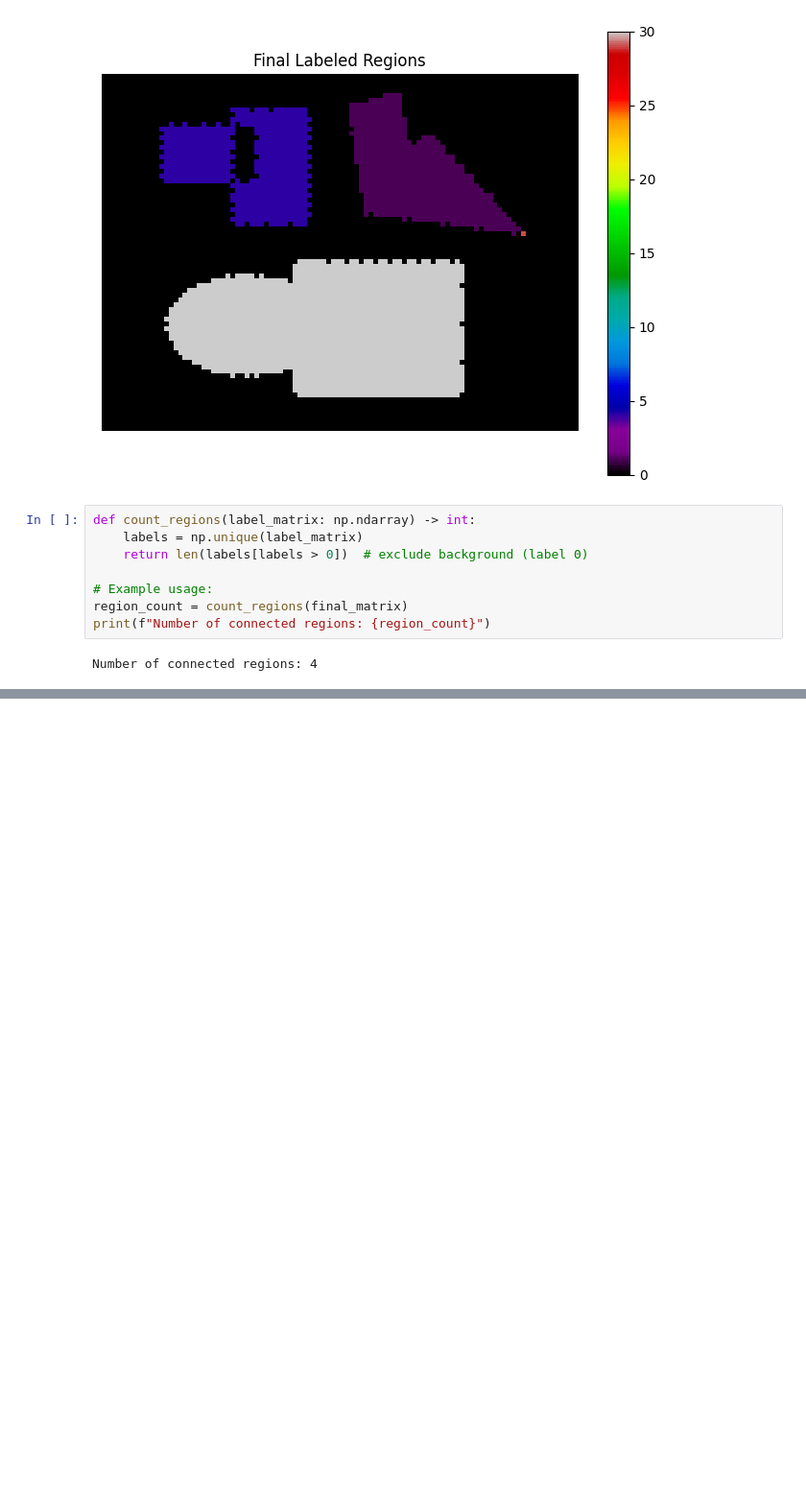
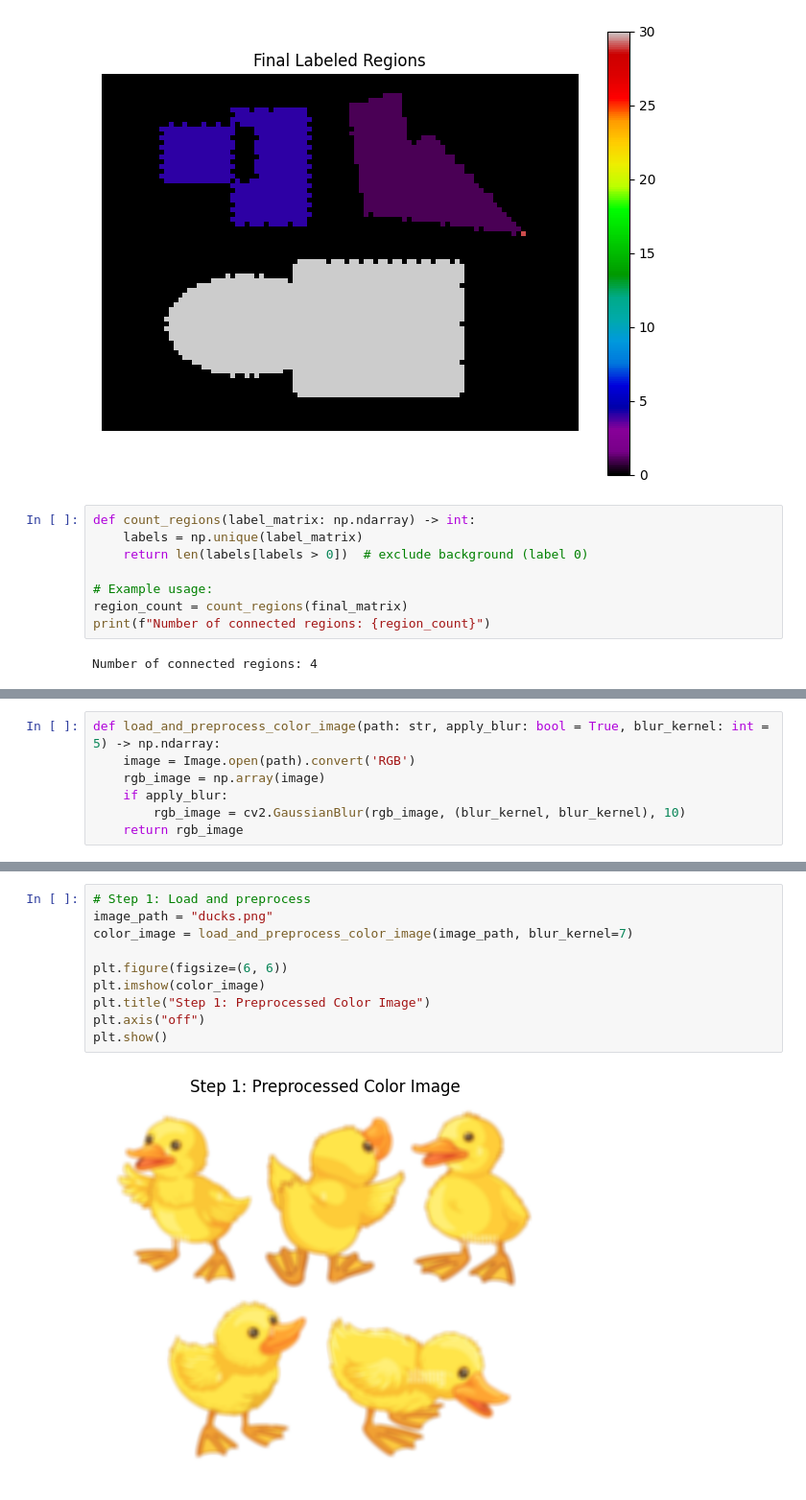
Before and after one commit to AhmedZ41/2DCV-Tasks, a Jupyter notebook: 7.Aufgabe/Aufgabe-7.ipynb, the cells around one changed output, grey strips where cells are left out. Shown at 96% size. Cells and saved outputs as stored; diff of their text form; blank space fills up the shorter version.

```diff
--- a/7.Aufgabe/Aufgabe-7.ipynb
+++ b/7.Aufgabe/Aufgabe-7.ipynb
@@ -263,0 +268,7 @@ Number of connected regions: 4
+# %%
+def load_and_preprocess_color_image(path: str, apply_blur: bool = True, blur_kernel: int = 5) -> np.ndarray:
+    image = Image.open(path).convert('RGB')
+    rgb_image = np.array(image)
+    if apply_blur:
+        rgb_image = cv2.GaussianBlur(rgb_image, (blur_kernel, blur_kernel), 10)
+    return rgb_image
@@ -263,0 +394,12 @@ Number of connected regions: 4
+# %%
+# Step 1: Load and preprocess
+image_path = "ducks.png"
+color_image = load_and_preprocess_color_image(image_path, blur_kernel=7)
+
+plt.figure(figsize=(6, 6))
+plt.imshow(color_image)
+plt.title("Step 1: Preprocessed Color Image")
+plt.axis("off")
+plt.show()
+# %% [output]
+[figure, added]
```
Also changed, not shown: parts of 16 cells of this notebook, 3 other files.
